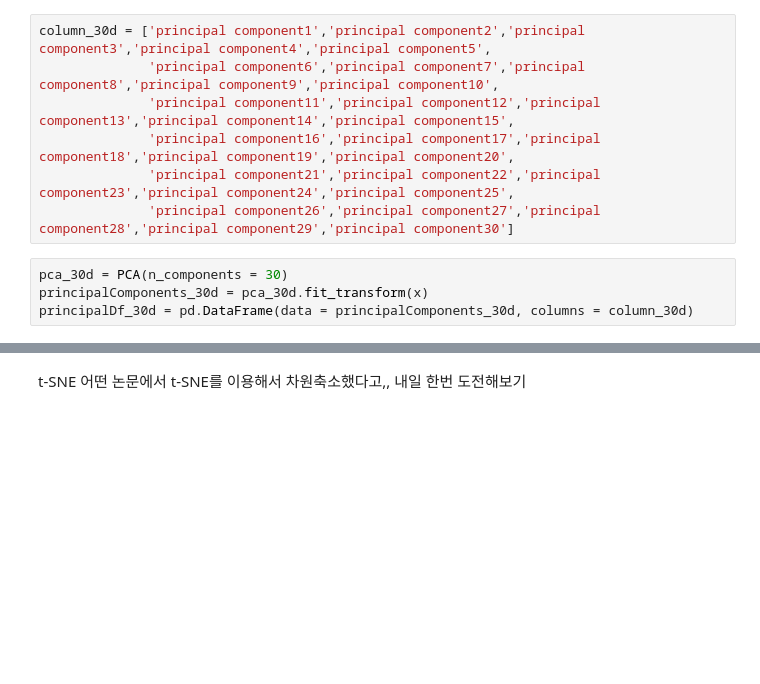
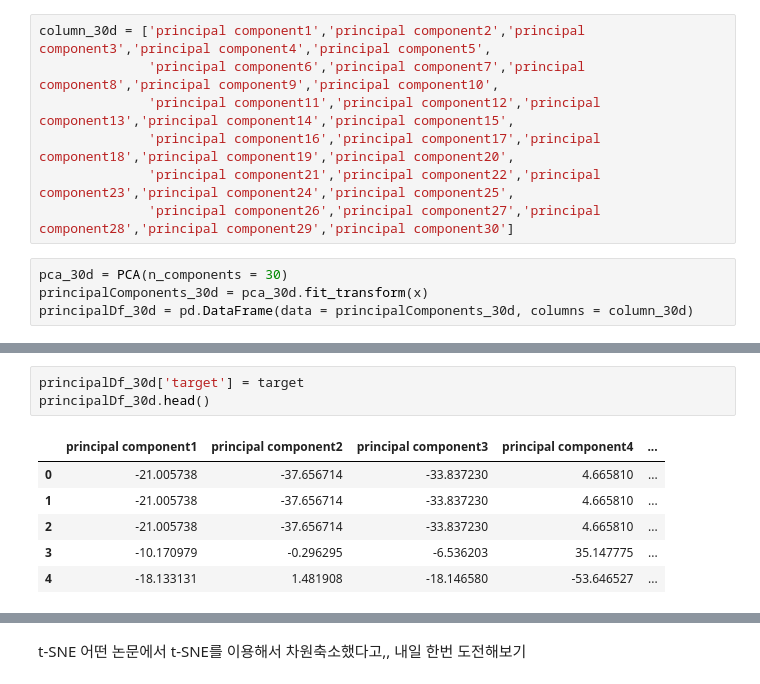
Before and after one commit to Dohyeon0224/SwUniv_CancerGene_Analysis, a Jupyter notebook: Colab_Notebook/Dohyeon/drug_gene_res_feature_selection.ipynb, the cells around one changed output, grey strips where cells are left out. Drawn from its saved outputs; the diff is of its cells as text; blank space fills up the shorter version.

```diff
--- a/Colab_Notebook/Dohyeon/drug_gene_res_feature_selection.ipynb
+++ b/Colab_Notebook/Dohyeon/drug_gene_res_feature_selection.ipynb
@@ -269,3 +275,13 @@ principalDf_30d.head()
+# %%
+principalDf_30d['target'] = target
+principalDf_30d.head()
+# %% [output]
+|  | principal component1 | principal component2 | principal component3 | principal component4 | ... |
+| 0 | -21.005738 | -37.656714 | -33.837230 | 4.665810 | ... |
+| 1 | -21.005738 | -37.656714 | -33.837230 | 4.665810 | ... |
+| 2 | -21.005738 | -37.656714 | -33.837230 | 4.665810 | ... |
+| 3 | -10.170979 | -0.296295 | -6.536203 | 35.147775 | ... |
+| 4 | -18.133131 | 1.481908 | -18.146580 | -53.646527 | ... |
 # %%
 pca_30d.explained_variance_ratio_
 # %% [output]
```
Also changed, not shown: parts of 15 cells of this notebook.
